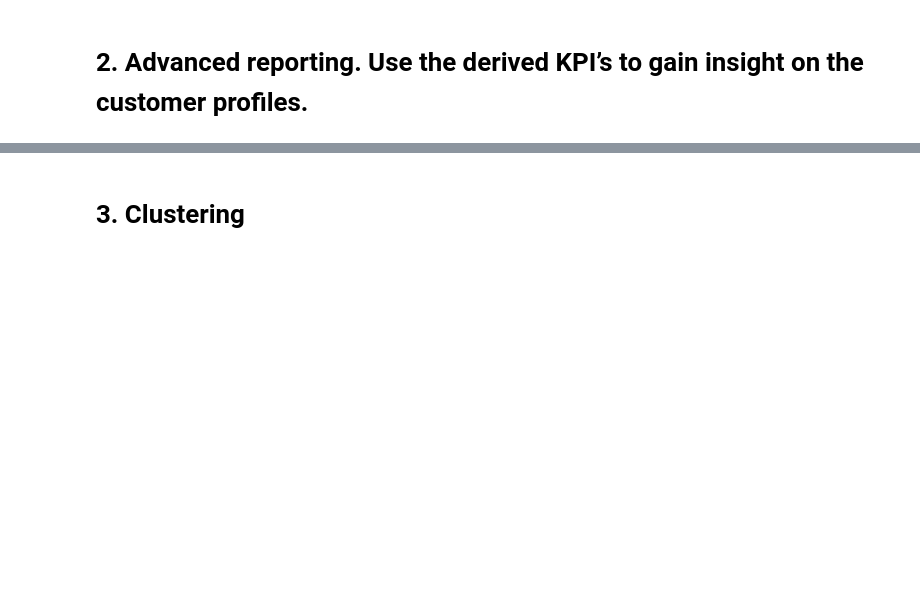
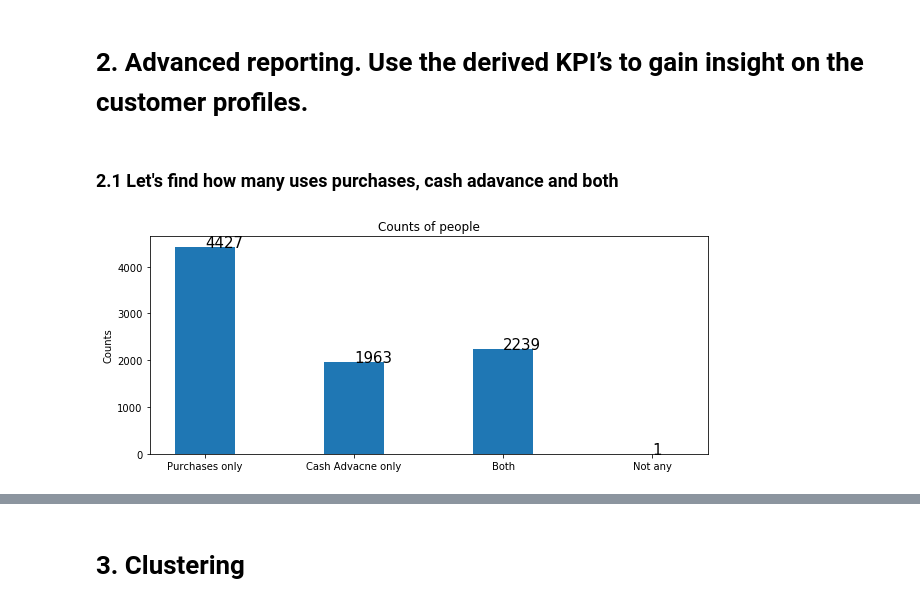
Before and after one commit to himesh2795/Credit-Card-Segmentation, a Jupyter notebook: Credit Card Segmentation.ipynb, the cells around one changed output, grey strips where cells are left out. Saved outputs shown, nothing was run; the diff lists cells and outputs as text; code cells hidden in the pictures; blank space fills up the shorter version.

```diff
--- a/Credit Card Segmentation.ipynb
+++ b/Credit Card Segmentation.ipynb
@@ -137,2 +203,5 @@ card_df_KPI.head()
 # %% [markdown]
 ### 1.5 - average cash advance transaction
+# %%
+card_df_KPI['average_amount_per_cash_advance'] = card_df.CASH_ADVANCE/card_df.CASH_ADVANCE_TRX
+card_df_KPI.head()
@@ -138,0 +217,3 @@ card_df_KPI.head()
+# %%
+card_df_KPI['average_amount_per_cash_advance'] = card_df_KPI['average_amount_per_cash_advance'].fillna(0)
+card_df_KPI.head()
@@ -139,2 +227,5 @@ card_df_KPI.head()
 # %% [markdown]
 ### 1.6 - limit usage (balance to credit limit ratio)
+# %%
+card_df_KPI['b2c_lr'] = card_df.BALANCE/ card_df.CREDIT_LIMIT * 100
+card_df_KPI.head()
@@ -141,2 +239,5 @@ card_df_KPI.head()
 # %% [markdown]
 ### 1.7 - payments to minimum payments ratio
+# %%
+card_df_KPI['pay_to_minpay_ratio'] = card_df.PAYMENTS/ card_df.MINIMUM_PAYMENTS * 100
+card_df_KPI.head()
@@ -143,2 +251,22 @@ card_df_KPI.head()
 # %% [markdown]
 # 2. Advanced reporting. Use the derived KPI’s to gain insight on the customer profiles.
+# %% [markdown]
+### 2.1 Let's find how many uses purchases, cash adavance and both
+# %%
+counts = {
+    'Purchases only':((card_df_KPI['monthly_avg_purchase']!=0) & (card_df_KPI['monthly_cash_advance']==0)).sum(),
+    'Cash Advacne only':((card_df_KPI['monthly_cash_advance']!=0) & (card_df_KPI['monthly_avg_purchase']==0)).sum(),
+    'Both':((card_df_KPI['monthly_avg_purchase']!=0) & (card_df_KPI['monthly_cash_advance']!=0)).sum(),
+    'Not any':((card_df_KPI['monthly_avg_purchase']==0) & (card_df_KPI['monthly_cash_advance']==0)).sum()
+}
+labels = counts.keys()
+values = counts.values()
+fig = plt.figure(figsize=(10,4))
+plt.bar(labels,values, width=0.4)
+for index,data in enumerate(values):
+    plt.text(x=index , y =data+1 , s=f"{data}" , fontdict=dict(fontsize=15))
+plt.title("Counts of people")
+plt.ylabel('Counts')
+plt.show()
+# %% [output]
+[figure, added]
```
Also changed, not shown: parts of 46 cells of this notebook.
